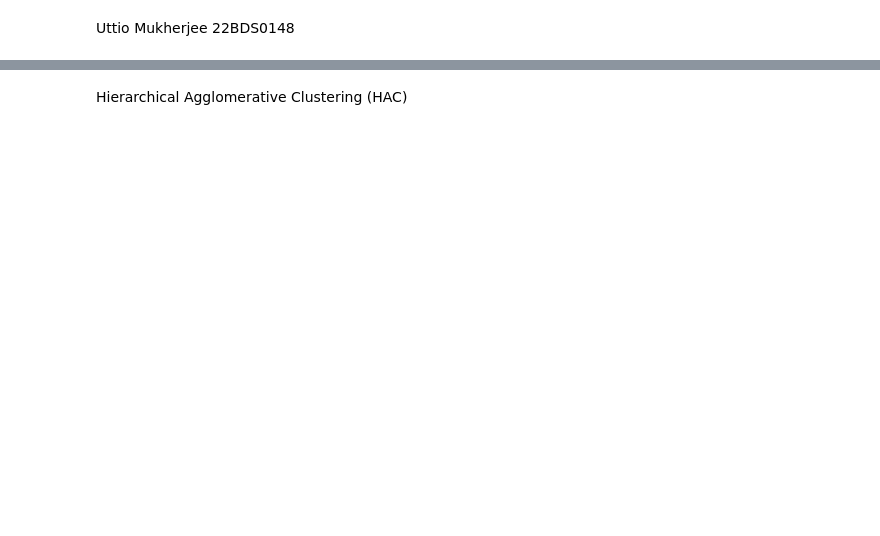
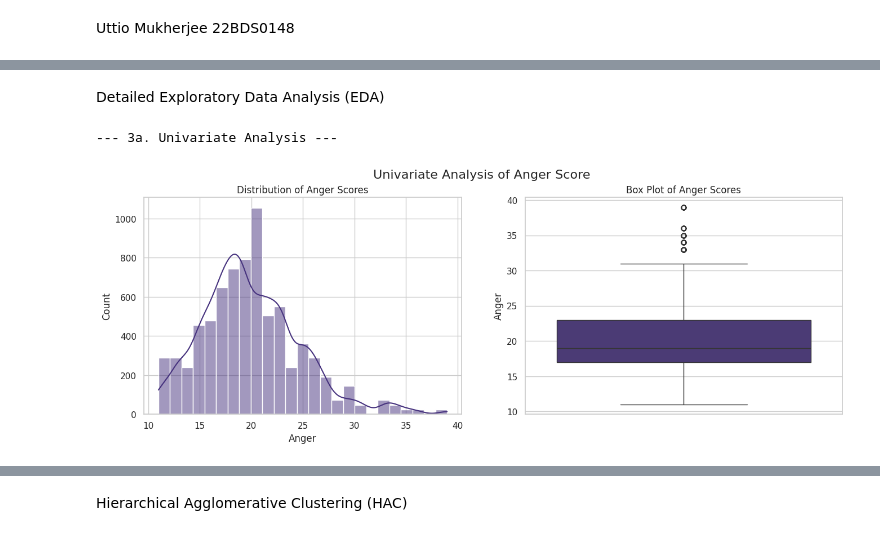
Before and after one commit to mukherjeeuttio/22BDS0148_EDA, a Jupyter notebook: 22BDS0148.ipynb, the cells around one changed output, grey strips where cells are left out. Saved outputs shown, nothing was run; the diff lists cells and outputs as text; code cells hidden in the pictures; blank space fills up the shorter version.

```diff
--- a/22BDS0148.ipynb
+++ b/22BDS0148.ipynb
@@ -192,13 +4,0 @@ cat_vars_to_plot = ['Gender', 'resp', 'btype', 'situ', 'mode', 'r2']
-# %%
-fig, axes = plt.subplots(2, 3, figsize=(20, 12))
-axes = axes.flatten() # Flatten the 2x3 grid into a 1D array of axes
-fig.suptitle('Distribution of Categorical Variables', fontsize=20)
-
-for i, col in enumerate(cat_vars_to_plot):
-    sns.countplot(x=col, data=df, ax=axes[i], order=df[col].value_counts().index)
-    axes[i].set_title(f'Frequency Count of {col}', fontsize=14)
-    axes[i].set_xlabel('')
-    axes[i].set_ylabel('Count')
-
-plt.tight_layout(rect=[0, 0.03, 1, 0.95])
-plt.show()
@@ -286,0 +28,13 @@ from scipy.cluster.hierarchy import dendrogram, linkage
+# %%
+print("\n--- Step 2: Initial Data Exploration & Cleaning ---")
+
+# Drop the 'rownames' column and convert data types
+if 'rownames' in df.columns:
+    df.drop('rownames', axis=1, inplace=True)
+    print("Dropped 'rownames' column.")
+categorical_cols = ['Gender', 'item', 'resp', 'id', 'btype', 'situ', 'mode', 'r2']
+for col in categorical_cols:
+    if col in df.columns:
+        df[col] = df[col].astype('category')
+print("Converted relevant columns to 'category' dtype.")
+df.info()
@@ -286,0 +60,15 @@ from scipy.cluster.hierarchy import dendrogram, linkage
+# %% [markdown]
+Detailed Exploratory Data Analysis (EDA)
+# %%
+# --- 3a. Univariate Analysis ---
+print("\n--- 3a. Univariate Analysis ---")
+plt.figure(figsize=(16, 5))
+plt.suptitle("Univariate Analysis of Anger Score", fontsize=16)
+plt.subplot(1, 2, 1)
+sns.histplot(df['Anger'], kde=True, bins=25).set_title('Distribution of Anger Scores')
+plt.subplot(1, 2, 2)
+sns.boxplot(y=df['Anger']).set_title('Box Plot of Anger Scores')
+plt.show()
+# %% [output]
+--- 3a. Univariate Analysis ---
+[figure, added]
```
Also changed, not shown: parts of 64 cells of this notebook.
